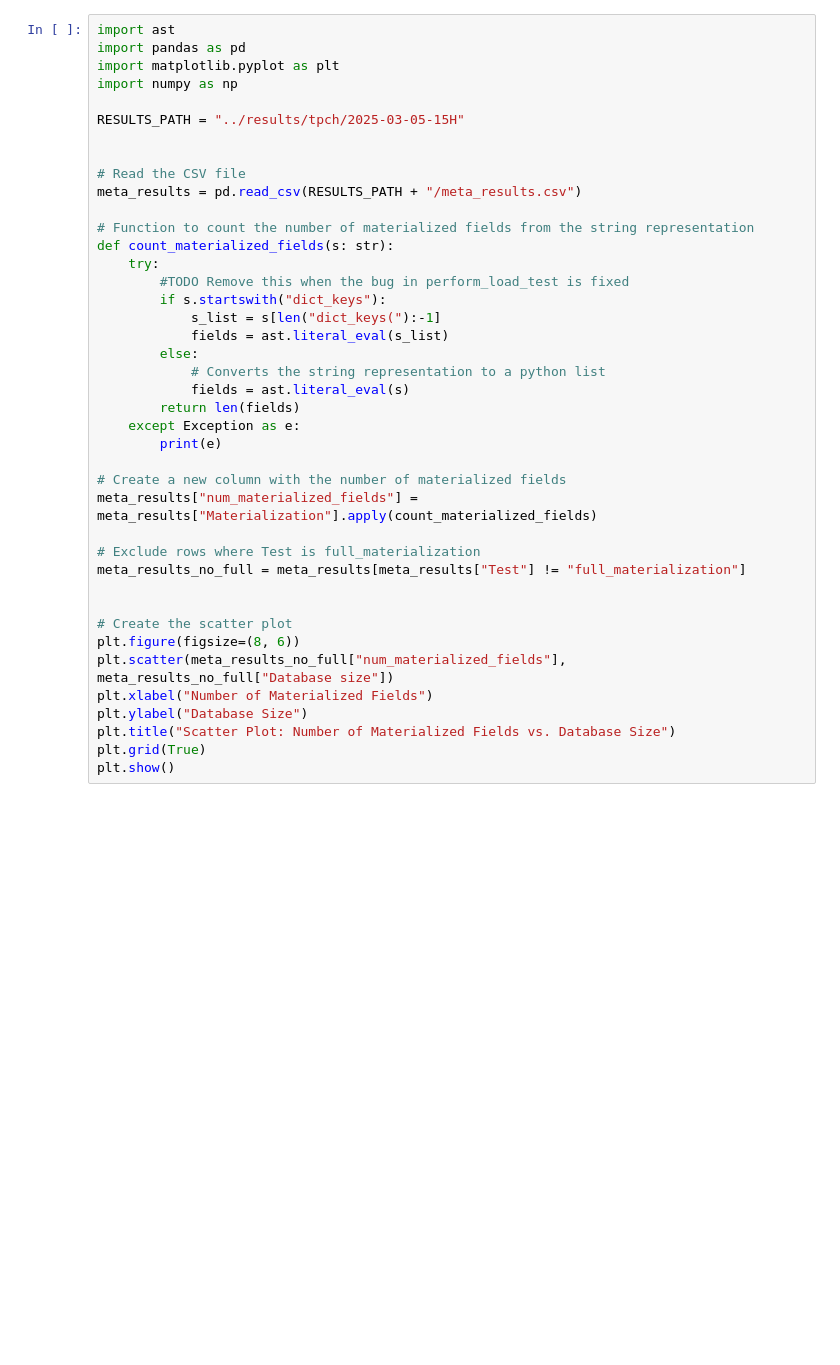
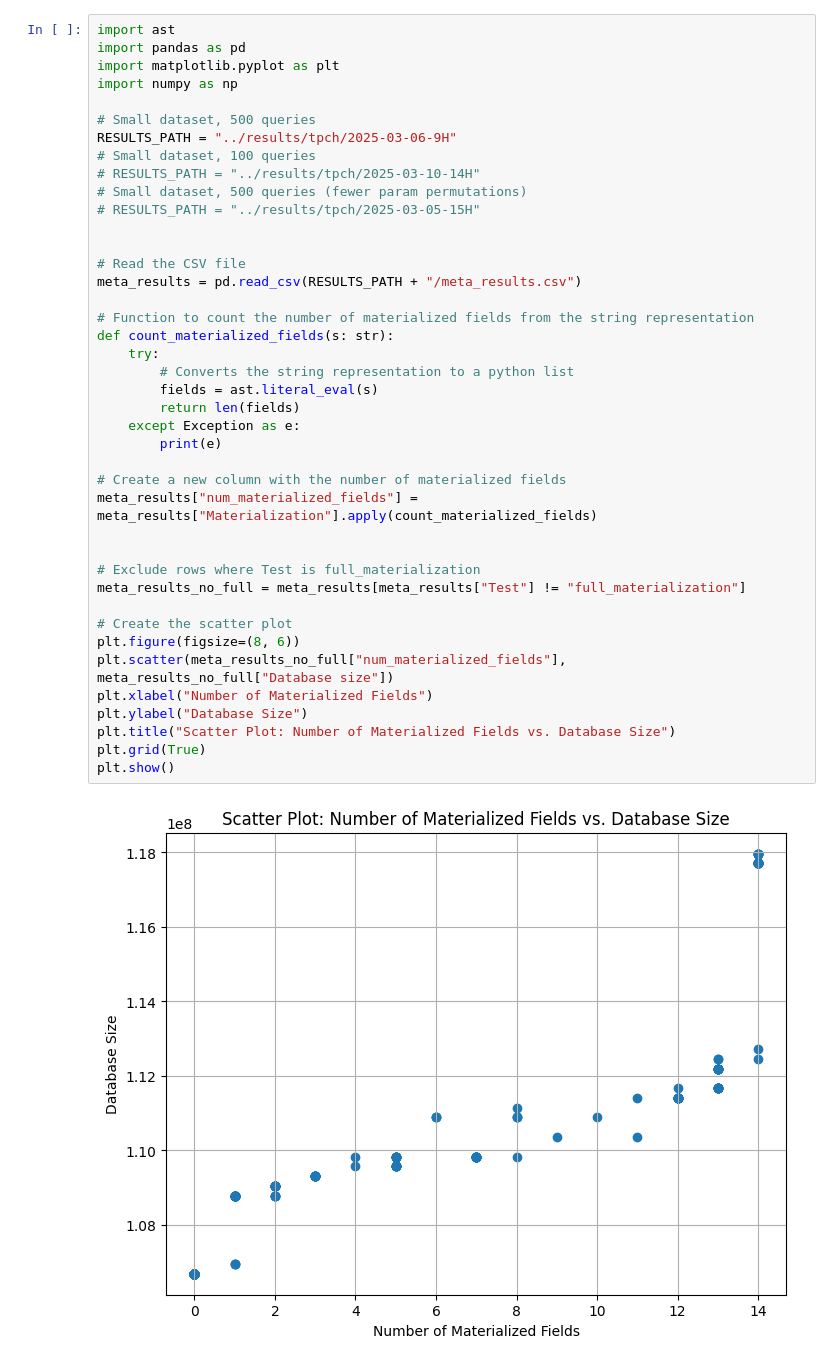
Before and after one commit to magnuis/duckdb-materialization, a Jupyter notebook: visualization/plots.ipynb, the cells around one changed output. Saved outputs shown, nothing was run; the diff lists cells and outputs as text; blank space fills up the shorter version.

Commit message:
prepare last plot for more tests

```diff
--- a/visualization/plots.ipynb
+++ b/visualization/plots.ipynb
@@ -3,42 +3,44 @@ import ast
 import pandas as pd
 import matplotlib.pyplot as plt
 import numpy as np
 
-RESULTS_PATH = "../results/tpch/2025-03-05-15H"
+# Small dataset, 500 queries
+RESULTS_PATH = "../results/tpch/2025-03-06-9H"
+# Small dataset, 100 queries
+# RESULTS_PATH = "../results/tpch/2025-03-10-14H"
+# Small dataset, 500 queries (fewer param permutations)
+# RESULTS_PATH = "../results/tpch/2025-03-05-15H"
 
 
 # Read the CSV file
 meta_results = pd.read_csv(RESULTS_PATH + "/meta_results.csv")
 
 # Function to count the number of materialized fields from the string representation
 def count_materialized_fields(s: str):
     try:
-        #TODO Remove this when the bug in perform_load_test is fixed
-        if s.startswith("dict_keys"):
-            s_list = s[len("dict_keys("):-1]
-            fields = ast.literal_eval(s_list)
-        else:
-            # Converts the string representation to a python list
-            fields = ast.literal_eval(s)
+        # Converts the string representation to a python list
+        fields = ast.literal_eval(s)
         return len(fields)
     except Exception as e:
         print(e)
 
 # Create a new column with the number of materialized fields
 meta_results["num_materialized_fields"] = meta_results["Materialization"].apply(count_materialized_fields)
 
+
 # Exclude rows where Test is full_materialization
 meta_results_no_full = meta_results[meta_results["Test"] != "full_materialization"]
-
 
 # Create the scatter plot
 plt.figure(figsize=(8, 6))
 plt.scatter(meta_results_no_full["num_materialized_fields"], meta_results_no_full["Database size"])
 plt.xlabel("Number of Materialized Fields")
 plt.ylabel("Database Size")
 plt.title("Scatter Plot: Number of Materialized Fields vs. Database Size")
 plt.grid(True)
 plt.show()
+# %% [output]
+[figure, added]
 # %%
 plt.figure(figsize=(8, 6))
 plt.scatter(meta_results["num_materialized_fields"], meta_results["Time taken"])
```
Also changed, not shown: parts of 5 cells of this notebook.
